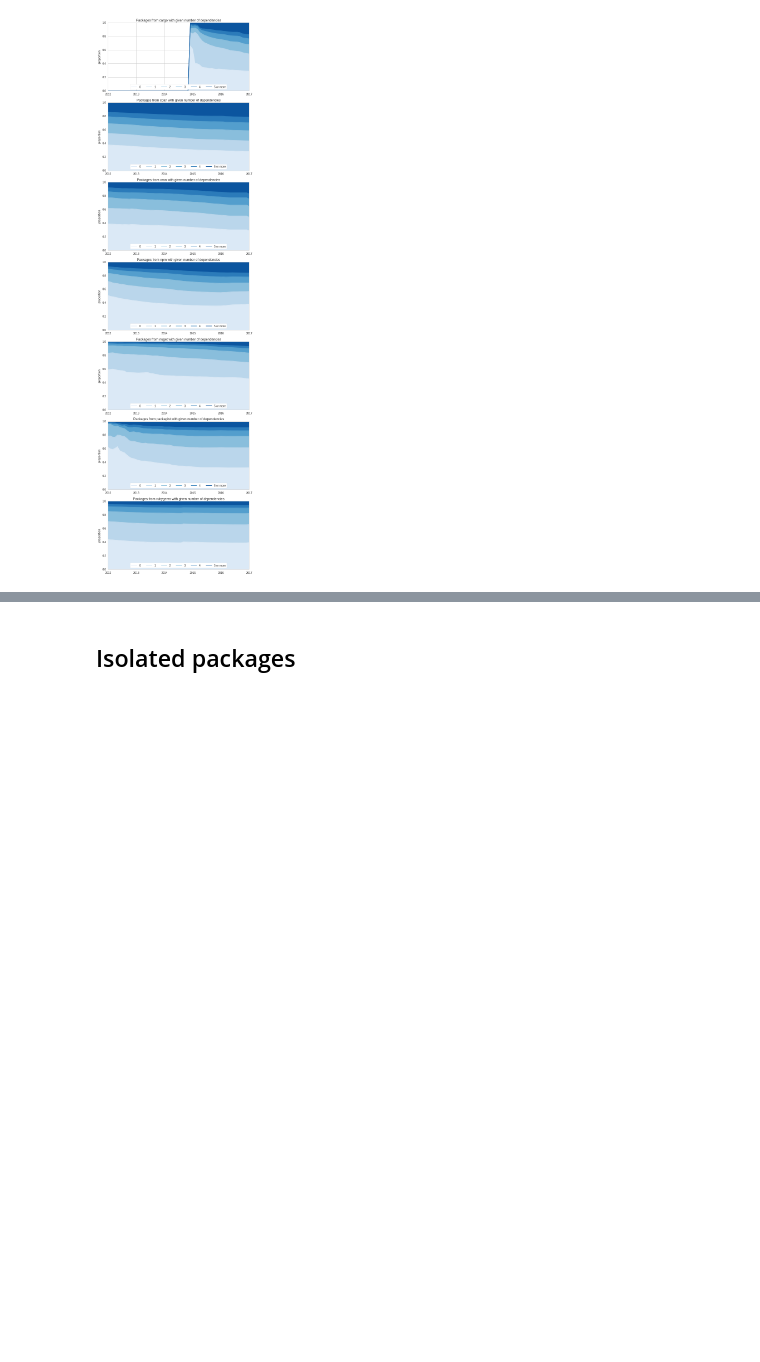
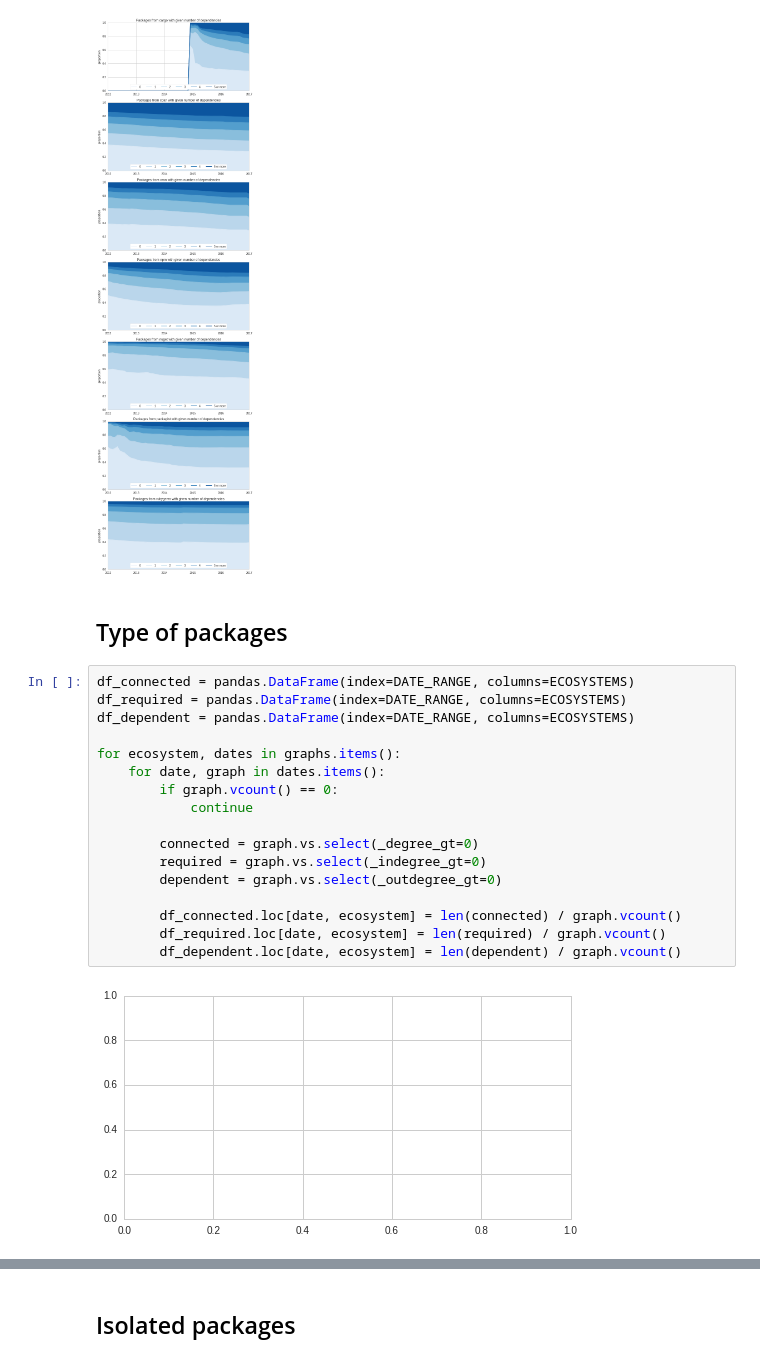
Before and after one commit to AlexandreDecan/ecos-emse, a Jupyter notebook: notebooks/Graphs metrics.ipynb, the cells around one changed output, grey strips where cells are left out. Drawn from its saved outputs; the diff is of its cells as text; blank space fills up the shorter version.

Commit message:
Proportion of connected, required and dependent packages

```diff
--- a/notebooks/Graphs metrics.ipynb
+++ b/notebooks/Graphs metrics.ipynb
@@ -371,3 +371,24 @@ matplotlib.pyplot.tight_layout()
 savefig(figure, 'graph_proportion_packages_with_number_of_dependencies')
 # %% [output]
 [figure]
+# %% [markdown]
+## Type of packages
+# %%
+df_connected = pandas.DataFrame(index=DATE_RANGE, columns=ECOSYSTEMS)
+df_required = pandas.DataFrame(index=DATE_RANGE, columns=ECOSYSTEMS)
+df_dependent = pandas.DataFrame(index=DATE_RANGE, columns=ECOSYSTEMS)
+
+for ecosystem, dates in graphs.items():
+    for date, graph in dates.items():
+        if graph.vcount() == 0:
+            continue
+
+        connected = graph.vs.select(_degree_gt=0)
+        required = graph.vs.select(_indegree_gt=0)
+        dependent = graph.vs.select(_outdegree_gt=0)
+
+        df_connected.loc[date, ecosystem] = len(connected) / graph.vcount()
+        df_required.loc[date, ecosystem] = len(required) / graph.vcount()
+        df_dependent.loc[date, ecosystem] = len(dependent) / graph.vcount()
+# %% [output]
+[figure, added]
```
Also changed, not shown: parts of 3 cells of this notebook, 2 other files.
